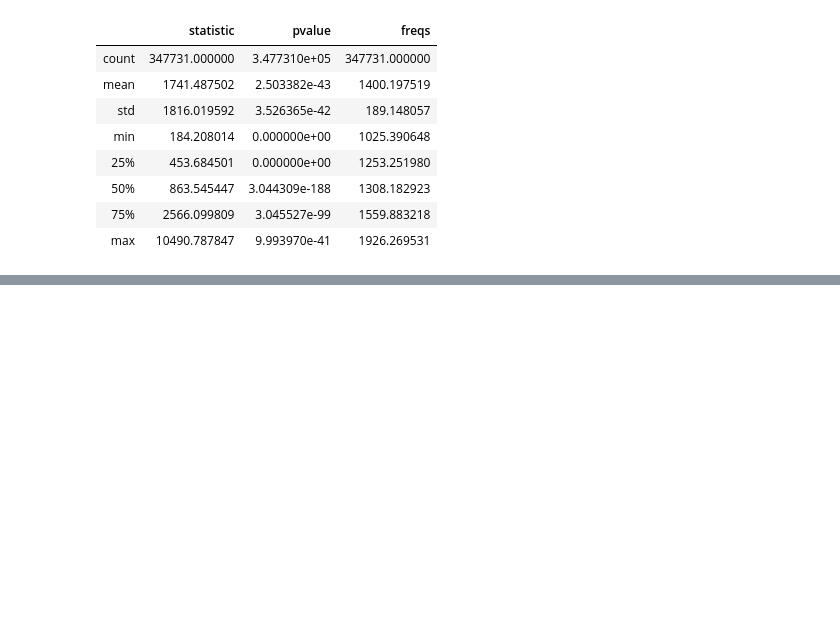
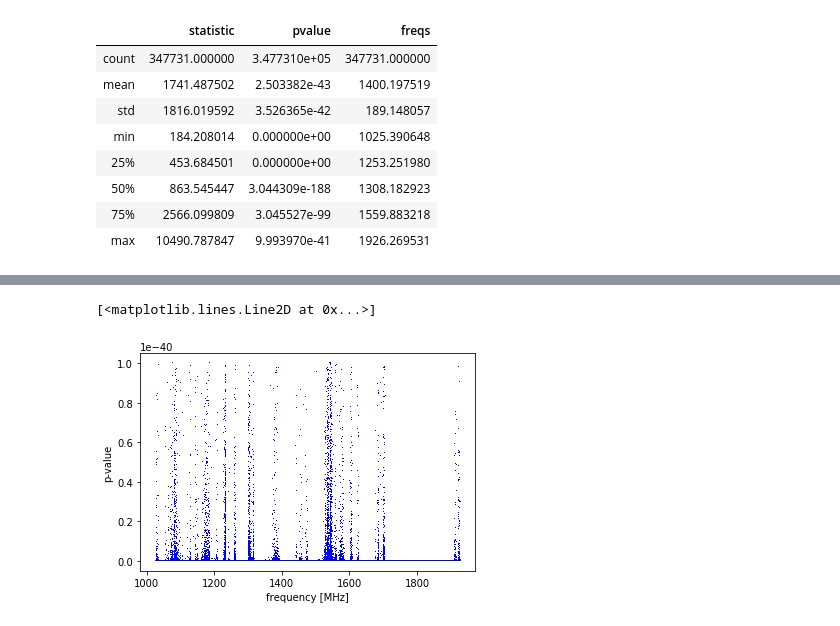
Before and after one commit to FX196/SETI-Energy-Detection, a Jupyter notebook: Result Visualization.ipynb, the cells around one changed output, grey strips where cells are left out. Cells and saved outputs as stored; diff of their text form; code cells hidden in the pictures; blank space fills up the shorter version.

```diff
--- a/Result Visualization.ipynb
+++ b/Result Visualization.ipynb
@@ -55,0 +66,8 @@ p_vals = df["pvalue"]
+# %%
+plt.figure()
+plt.ylabel("p-value")
+plt.xlabel("frequency [MHz]")
+plt.plot(filtered_freqs, p_vals,'b,')
+# %% [output]
+[<matplotlib.lines.Line2D at 0x...>]
+[figure, added]
```
Also changed, not shown: parts of 5 cells of this notebook, 2 other files.
